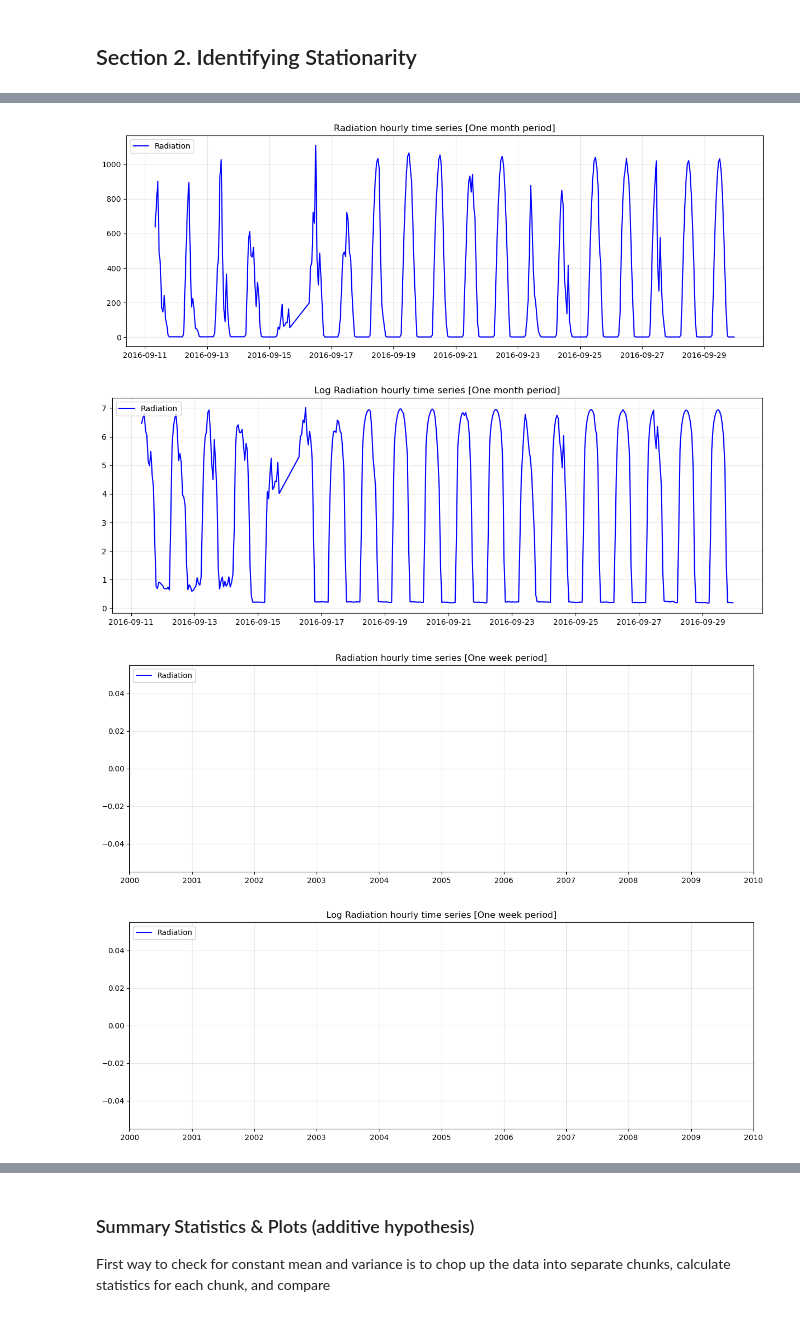
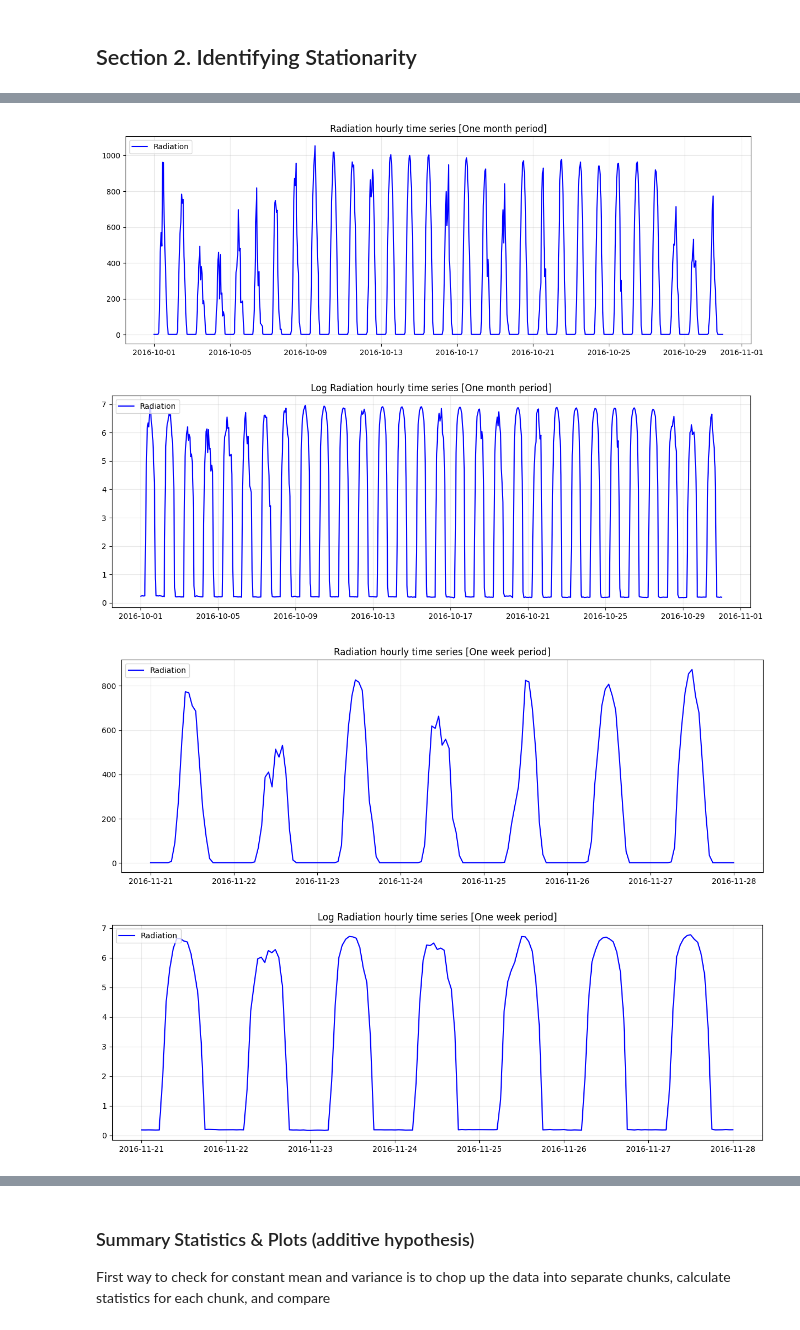
Before and after one commit to denysgerasymuk799/UCU_Machine_Learning_Course_Project, a Jupyter notebook: source/03_ML_DL_Models.ipynb, the cells around one changed output, grey strips where cells are left out. Saved outputs shown, nothing was run; the diff lists cells and outputs as text; code cells hidden in the pictures.

```diff
--- a/source/03_ML_DL_Models.ipynb
+++ b/source/03_ML_DL_Models.ipynb
@@ -139,5 +164,3 @@ original_df.head(10)
 | 7 | 1475227222 | 9/29/2016 12:00:00 AM | 23:20:22 | 1.24 | 49 | 30.46 | 71 | 122.97 | 5.62 | ... |
 | 8 | 1475226922 | 9/29/2016 12:00:00 AM | 23:15:22 | 1.23 | 49 | 30.46 | 80 | 101.18 | 4.50 | ... |
 | 9 | 1475226622 | 9/29/2016 12:00:00 AM | 23:10:22 | 1.21 | 49 | 30.46 | 85 | 141.87 | 4.50 | ... |
-# %%
-original_df = original_df[:5000]
@@ -259,6 +285,7 @@ hourly_radiation_df = radiation_df.groupby(['Hourly_DateTime']).mean().copy()
 # hourly_radiation_df['Log_Radiation'] = np.log(radiation_df.groupby(['Hourly_DateTime'])['Radiation'].sum().copy())
 hourly_radiation_df['Log_Radiation'] = np.log(radiation_df.groupby(['Hourly_DateTime'])['Radiation'].mean().copy())
 set_column_types_to_int(hourly_radiation_df, ['Year', 'Month', 'Day', 'Hour', 'Day_of_week', 'Weekend'])
+hourly_radiation_df = hourly_radiation_df.sort_index(ascending=True)
 hourly_radiation_df.head(20)
 # %% [output]
 |  | Radiation | Temperature | Pressure | Humidity | WindDirection(Degrees) | Speed | Sun_Day_Duration | ... |
@@ -331,5 +385,11 @@ run_sequence_plot(hourly_radiation_df, 'Log_Radiation', 'Log Radiation hourly ti
+# %%
+# hourly_radiation_df = hourly_radiation_df[:1_200]
+# daily_radiation_df = daily_radiation_df[:1_200]
+
+hourly_radiation_df = hourly_radiation_df[datetime(2016, 10, 1, 0, 0, 0): datetime(2016, 11, 28, 23, 0, 0)]
+daily_radiation_df = daily_radiation_df[date(2016, 10, 1): date(2016, 11, 29)]
 # %%
-from_datetime = datetime(year=2016, month=9, day=1, hour=0)
+from_datetime = datetime(year=2016, month=10, day=1, hour=0)
 run_sequence_plot(hourly_radiation_df, 'Radiation', 'Radiation hourly time series [One month period]',
                   from_datetime = from_datetime,
                   to_datetime = from_datetime + timedelta(days=30))
@@ -338,18 +398,18 @@ run_sequence_plot(hourly_radiation_df, 'Log_Radiation', 'Log Radiation hourly ti
                   from_datetime = from_datetime,
                   to_datetime = from_datetime + timedelta(days=30))
 # %% [output]
-[figure, old version]
+[figure, new version]
-[figure, old version]
+[figure, new version]
 # %%
-from_datetime = datetime(year=2016, month=9, day=1, hour=0)
+from_datetime = datetime(year=2016, month=11, day=21, hour=0)
 run_sequence_plot(hourly_radiation_df, 'Radiation', 'Radiation hourly time series [One week period]',
                   from_datetime = from_datetime,
                   to_datetime = from_datetime + timedelta(days=7))
 
 run_sequence_plot(hourly_radiation_df, 'Log_Radiation', 'Log Radiation hourly time series [One week period]',
                   from_datetime = from_datetime,
                   to_datetime = from_datetime + timedelta(days=7))
 # %% [output]
-[figure, old version]
+[figure, new version]
-[figure, old version]
+[figure, new version]
 # %%
```
Also changed, not shown: parts of 84 cells of this notebook, 1 other file.
